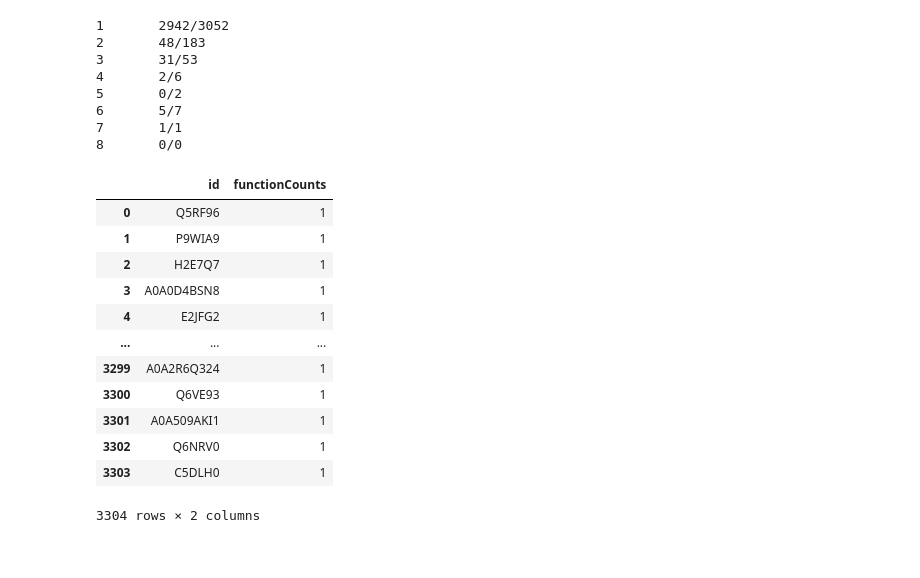
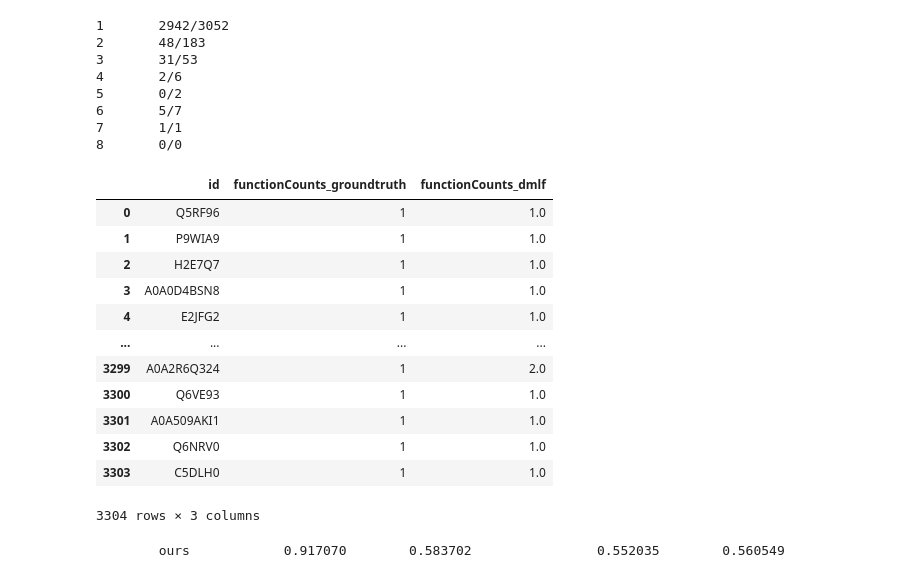
Before and after one commit to kingstdio/ECRECer, a Jupyter notebook: tasks/task2.ipynb, the cells around one changed output. Drawn from its saved outputs; the diff is of its cells as text; code cells hidden in the pictures.

```diff
--- a/tasks/task2.ipynb
+++ b/tasks/task2.ipynb
@@ -217,18 +238,22 @@ for i in range(1,9):
 7       1/1
 8       0/0
 # %%
-test.iloc[:,np.r_[0,2]]
+pred_final
 # %% [output]
-|  | id | functionCounts |
-| 0 | Q5RF96 | 1 |
-| 1 | P9WIA9 | 1 |
-| 2 | H2E7Q7 | 1 |
-| 3 | A0A0D4BSN8 | 1 |
-| 4 | E2JFG2 | 1 |
-| ... | ... | ... |
-| 3299 | A0A2R6Q324 | 1 |
-| 3300 | Q6VE93 | 1 |
-| 3301 | A0A509AKI1 | 1 |
-| 3302 | Q6NRV0 | 1 |
-| 3303 | C5DLH0 | 1 |
+|  | id | functionCounts_groundtruth | functionCounts_dmlf |
+| 0 | Q5RF96 | 1 | 1.0 |
+| 1 | P9WIA9 | 1 | 1.0 |
+| 2 | H2E7Q7 | 1 | 1.0 |
+| 3 | A0A0D4BSN8 | 1 | 1.0 |
+| 4 | E2JFG2 | 1 | 1.0 |
+| ... | ... | ... | ... |
+| 3299 | A0A2R6Q324 | 1 | 2.0 |
+| 3300 | Q6VE93 | 1 | 1.0 |
+| 3301 | A0A509AKI1 | 1 | 1.0 |
+| 3302 | Q6NRV0 | 1 | 1.0 |
+| 3303 | C5DLH0 | 1 | 1.0 |
-3304 rows × 2 columns
+3304 rows × 3 columns
+# %%
+eva.caculateMetrix(groundtruth=pred_final.functionCounts_groundtruth, predict=pred_final.functionCounts_dmlf, baselineName='ours', type='multi')
+# %% [output]
+        ours            0.917070        0.583702                0.552035        0.560549
```
Also changed, not shown: parts of 6 cells of this notebook, 16 other files.
